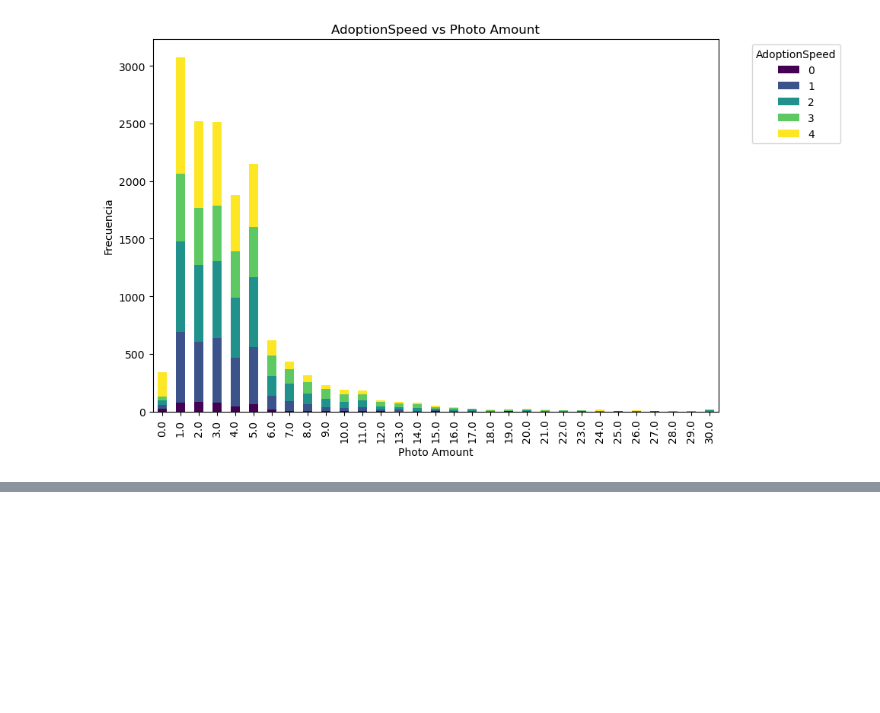
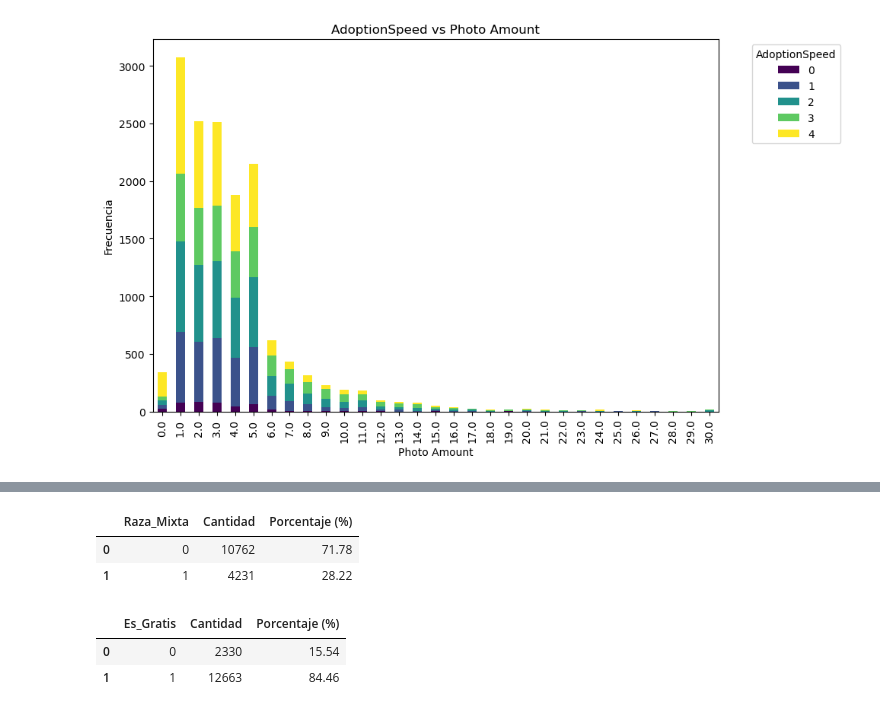
Before and after one commit to AraneoA/UA_MDM_Labo2, a Jupyter notebook: notebooks/preprocessing/analisis_procesm_nulls.ipynb, the cells around one changed output, grey strips where cells are left out. Saved outputs shown, nothing was run; the diff lists cells and outputs as text; code cells hidden in the pictures; blank space fills up the shorter version.

```diff
--- a/notebooks/preprocessing/analisis_procesm_nulls.ipynb
+++ b/notebooks/preprocessing/analisis_procesm_nulls.ipynb
@@ -291,0 +362,20 @@ El tratamiento específico dependerá del contexto del análisis y de cómo se p
+# %%
+# Se agrupa por la nueva variable
+raza_mixta_summary = (
+    data.groupby('Raza_Mixta')
+    .size()
+    .rename('Cantidad')
+    .reset_index()
+)
+
+# Calcular el porcentaje
+raza_mixta_summary['Porcentaje (%)'] = (
+    raza_mixta_summary['Cantidad'] / len(data) * 100
+).round(2)
+
+#Mostrar la tabla
+raza_mixta_summary
+# %% [output]
+|  | Raza_Mixta | Cantidad | Porcentaje (%) |
+| 0 | 0 | 10762 | 71.78 |
+| 1 | 1 | 4231 | 28.22 |
@@ -291,0 +385,20 @@ El tratamiento específico dependerá del contexto del análisis y de cómo se p
+# %%
+# Agrupar por Es?Gratis y contar registros
+Es_Gratis_summary = (
+    data.groupby('Es_Gratis')
+    .size()
+    .rename('Cantidad')
+    .reset_index()
+)
+
+# Calcular el porcentaje
+Es_Gratis_summary['Porcentaje (%)'] = (
+    Es_Gratis_summary['Cantidad'] / len(data) * 100
+).round(2)
+
+# Mostrar la tabla
+Es_Gratis_summary
+# %% [output]
+|  | Es_Gratis | Cantidad | Porcentaje (%) |
+| 0 | 0 | 2330 | 15.54 |
+| 1 | 1 | 12663 | 84.46 |
```
Also changed, not shown: parts of 6 cells of this notebook.
